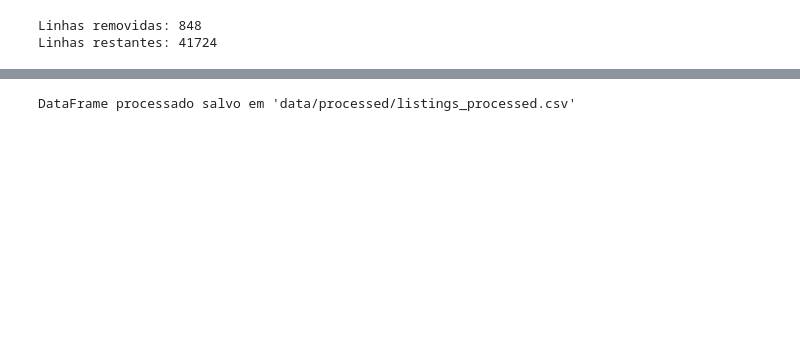
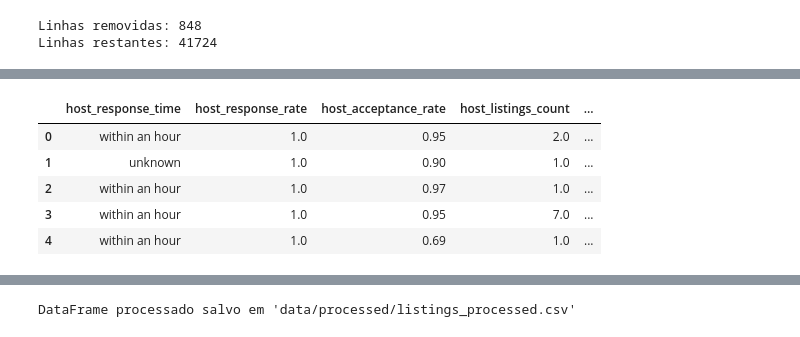
Before and after one commit to RaphaelRAY/airbnb-rating-ml, a Jupyter notebook: notebooks/01_limpeza_dados.ipynb, the cells around one changed output, grey strips where cells are left out. Saved outputs shown, nothing was run; the diff lists cells and outputs as text; code cells hidden in the pictures; blank space fills up the shorter version.

```diff
--- a/notebooks/01_limpeza_dados.ipynb
+++ b/notebooks/01_limpeza_dados.ipynb
@@ -234,0 +281,4 @@ df
+# %%
+df['host_since'] = pd.to_datetime(df['host_since'], errors='coerce')
+df['host_days_active'] = (pd.Timestamp.today() - df['host_since']).dt.days
+df.drop(columns='host_since', inplace=True)
@@ -234,0 +302,3 @@ df
+# %%
+df['amenities_count'] = df['amenities'].apply(lambda x: len(eval(x)) if pd.notna(x) else 0)
+df.drop(columns='amenities', inplace=True)
@@ -234,0 +315,9 @@ df
+# %%
+df.head()
+# %% [output]
+|  | host_response_time | host_response_rate | host_acceptance_rate | host_listings_count | ... |
+| 0 | within an hour | 1.0 | 0.95 | 2.0 | ... |
+| 1 | unknown | 1.0 | 0.90 | 1.0 | ... |
+| 2 | within an hour | 1.0 | 0.97 | 1.0 | ... |
+| 3 | within an hour | 1.0 | 0.95 | 7.0 | ... |
+| 4 | within an hour | 1.0 | 0.69 | 1.0 | ... |
```
Also changed, not shown: parts of 16 cells of this notebook.
